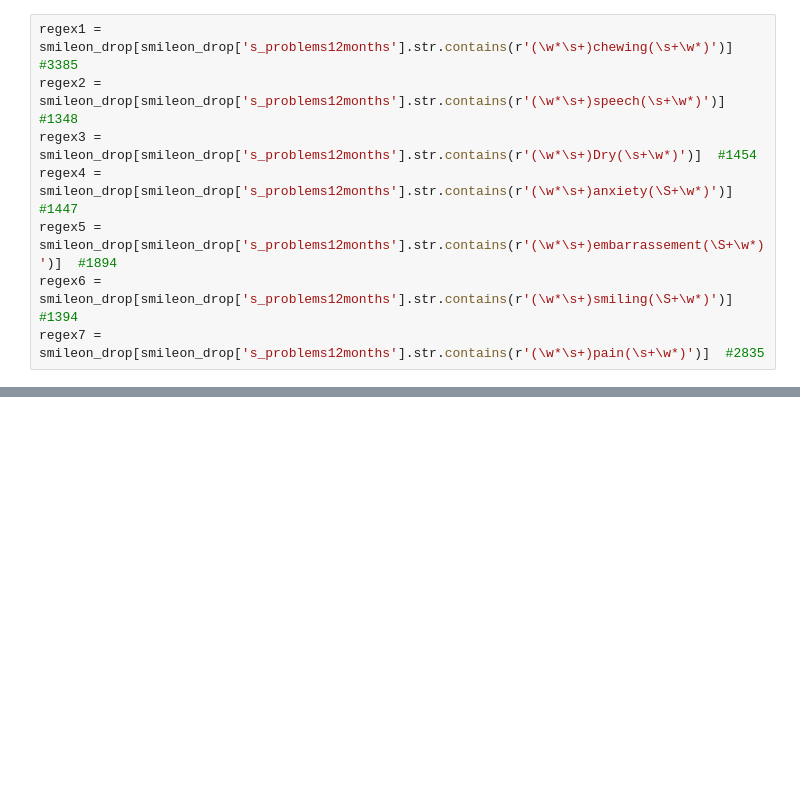
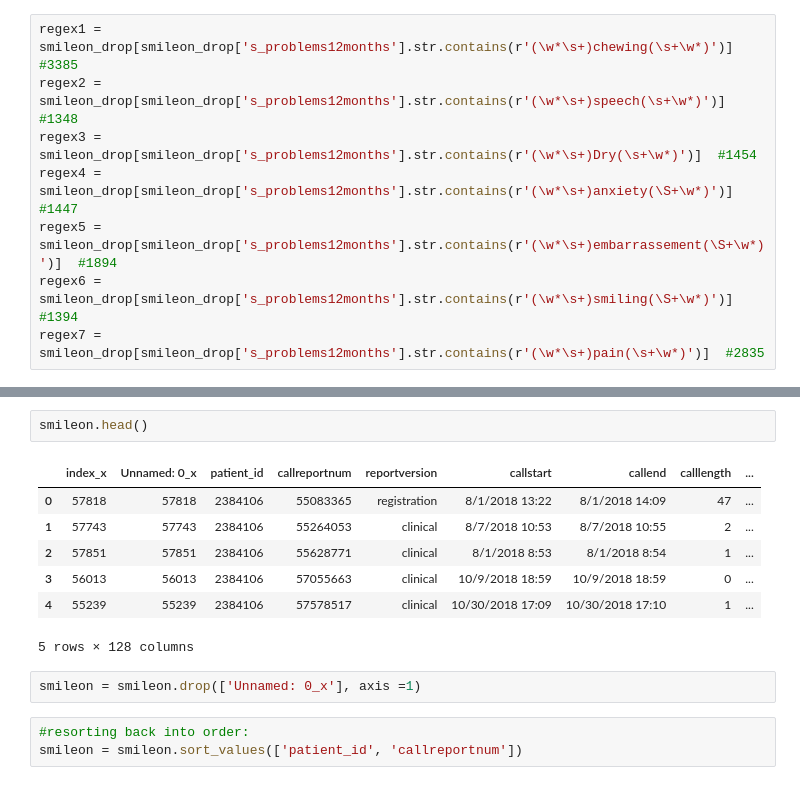
Before and after one commit to Rhunsilval/smile_on_python, a Jupyter notebook: notebooks/02_smileon_exploration.ipynb, the cells around one changed output, grey strips where cells are left out. Saved outputs shown, nothing was run; the diff lists cells and outputs as text; blank space fills up the shorter version.

```diff
--- a/notebooks/02_smileon_exploration.ipynb
+++ b/notebooks/02_smileon_exploration.ipynb
@@ -247,0 +336,15 @@ regex7 = smileon_drop[smileon_drop['s_problems12months'].str.contains(r'(\w*\s+)
+# %%
+smileon.head()
+# %% [output]
+|  | index_x | Unnamed: 0_x | patient_id | callreportnum | reportversion | callstart | callend | calllength | ... |
+| 0 | 57818 | 57818 | 2384106 | 55083365 | registration | 8/1/2018 13:22 | 8/1/2018 14:09 | 47 | ... |
+| 1 | 57743 | 57743 | 2384106 | 55264053 | clinical | 8/7/2018 10:53 | 8/7/2018 10:55 | 2 | ... |
+| 2 | 57851 | 57851 | 2384106 | 55628771 | clinical | 8/1/2018 8:53 | 8/1/2018 8:54 | 1 | ... |
+| 3 | 56013 | 56013 | 2384106 | 57055663 | clinical | 10/9/2018 18:59 | 10/9/2018 18:59 | 0 | ... |
+| 4 | 55239 | 55239 | 2384106 | 57578517 | clinical | 10/30/2018 17:09 | 10/30/2018 17:10 | 1 | ... |
+5 rows × 128 columns
+# %%
+smileon = smileon.drop(['Unnamed: 0_x'], axis =1)
+# %%
+#resorting back into order:
+smileon = smileon.sort_values(['patient_id', 'callreportnum'])
```
Also changed, not shown: parts of 14 cells of this notebook, 1 other file.
